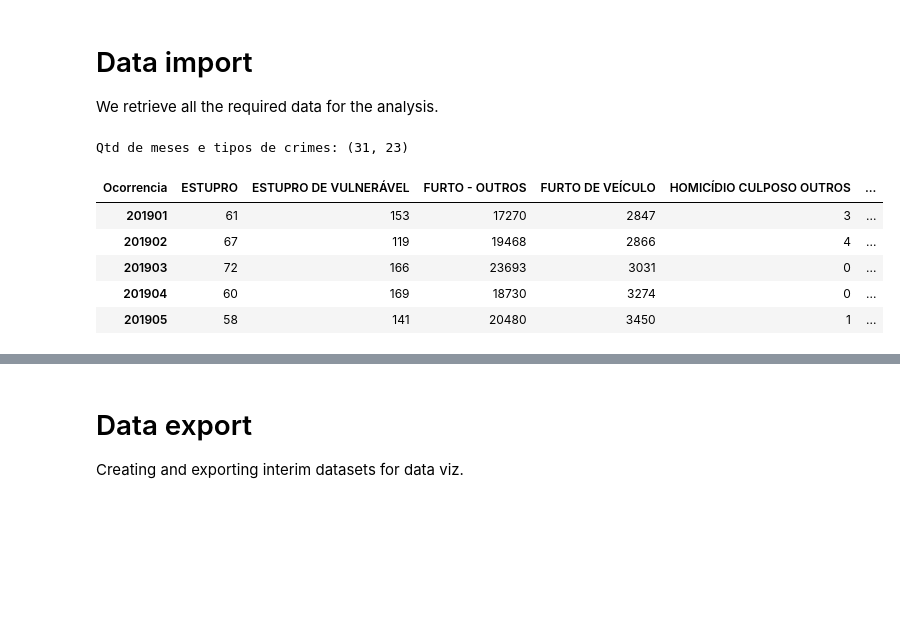
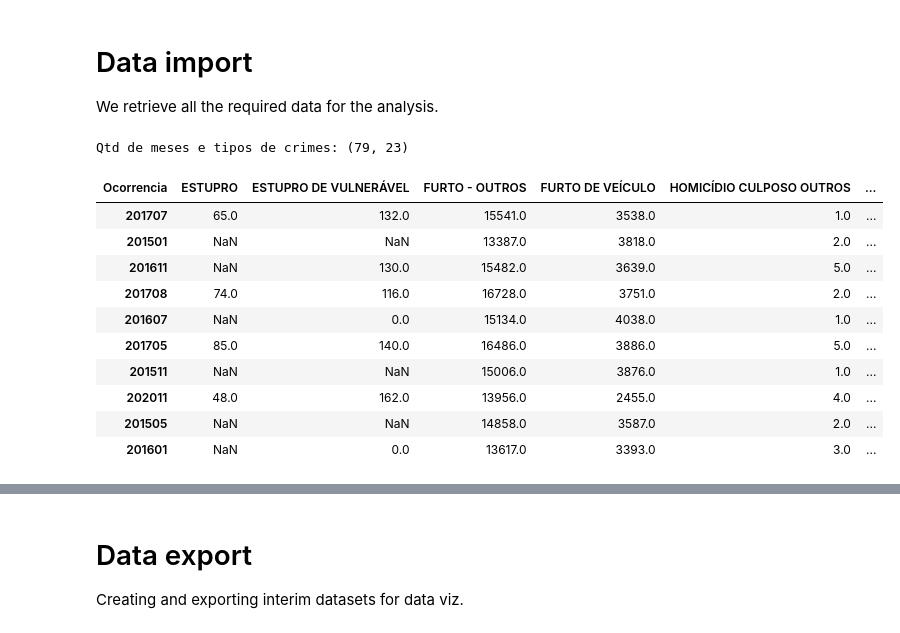
Before and after one commit to Carne-de-Pescoco/regression_course, a Jupyter notebook: notebooks/00-data_processing.ipynb, the cells around one changed output, grey strips where cells are left out. Cells and saved outputs as stored; diff of their text form; code cells hidden in the pictures; blank space fills up the shorter version.

```diff
--- a/notebooks/00-data_processing.ipynb
+++ b/notebooks/00-data_processing.ipynb
@@ -26,7 +26,7 @@ import cufflinks as cf
 cf.go_offline(connected=True)
 cf.set_config_file(theme='white')
 pd.options.display.max_columns = None
-pd.options.display.max_rows = 30
+pd.options.display.max_rows = None
 plotly.offline.init_notebook_mode(connected=True)
 plt.style.use('seaborn-paper')
 warnings.filterwarnings("ignore")
@@ -41,7 +41,7 @@ if 'autoreload' not in get_ipython().extension_manager.loaded:
 # %%
 def create_df_from_data(file_name_pattern: str = 'Mensal-Capital*') -> pd.DataFrame:
     file_list = glob.glob(RAW_DATA_FOLDER + file_name_pattern + '.csv')
-    file_list.sort()
+#     file_list.sort()
 
     df = pd.DataFrame()
 
@@ -51,8 +51,8 @@ def create_df_from_data(file_name_pattern: str = 'Mensal-Capital*') -> pd.DataFr
         df_temp.dropna(how='all', axis=1, inplace=True)
         df_temp.drop(columns=['Total'], inplace=True)
         df_temp.rename(columns={
-        'Jan': year+'01', 'Fev': year+'02', 'Mar': year+'03', 'Abr': year+'04', 'Mai': year+'05', 'Jun': year+'06',
-        'Jul': year+'07','Ago': year+'08','Set': year+'09','Out': year+'10','Nov': year+'11','Dez': year+'12'}, inplace=True)
+            'Jan': year+'01', 'Fev': year+'02', 'Mar': year+'03', 'Abr': year+'04', 'Mai': year+'05', 'Jun': year+'06',
+            'Jul': year+'07', 'Ago': year+'08', 'Set': year+'09', 'Out': year+'10', 'Nov': year+'11', 'Dez': year+'12'}, inplace=True)
         if df.empty:
             df = df_temp.copy()
         else:
@@ -78,18 +78,23 @@ We retrieve all the required data for the analysis.
 # %%
 # Mensal-Capital
 
 df_crime = create_df_from_data('Mensal-Capital*')
 
 print(f"""Qtd de meses e tipos de crimes: {df_crime.shape}""")
-df_crime.head()
+df_crime.sample(10, random_state=RANDOM_STATE)
 # %% [output]
-Qtd de meses e tipos de crimes: (31, 23)
+Qtd de meses e tipos de crimes: (79, 23)
 | Ocorrencia | ESTUPRO | ESTUPRO DE VULNERÁVEL | FURTO - OUTROS | FURTO DE VEÍCULO | HOMICÍDIO CULPOSO OUTROS | ... |
-| 201901 | 61 | 153 | 17270 | 2847 | 3 | ... |
-| 201902 | 67 | 119 | 19468 | 2866 | 4 | ... |
-| 201903 | 72 | 166 | 23693 | 3031 | 0 | ... |
-| 201904 | 60 | 169 | 18730 | 3274 | 0 | ... |
-| 201905 | 58 | 141 | 20480 | 3450 | 1 | ... |
+| 201707 | 65.0 | 132.0 | 15541.0 | 3538.0 | 1.0 | ... |
+| 201501 | NaN | NaN | 13387.0 | 3818.0 | 2.0 | ... |
+| 201611 | NaN | 130.0 | 15482.0 | 3639.0 | 5.0 | ... |
+| 201708 | 74.0 | 116.0 | 16728.0 | 3751.0 | 2.0 | ... |
+| 201607 | NaN | 0.0 | 15134.0 | 4038.0 | 1.0 | ... |
+| 201705 | 85.0 | 140.0 | 16486.0 | 3886.0 | 5.0 | ... |
+| 201511 | NaN | NaN | 15006.0 | 3876.0 | 1.0 | ... |
+| 202011 | 48.0 | 162.0 | 13956.0 | 2455.0 | 4.0 | ... |
+| 201505 | NaN | NaN | 14858.0 | 3587.0 | 2.0 | ... |
+| 201601 | NaN | 0.0 | 13617.0 | 3393.0 | 3.0 | ... |
 # %%
 # ProdutividadePolicial-Capital
 
```
Also changed, not shown: parts of 3 cells of this notebook, 2 other files.
